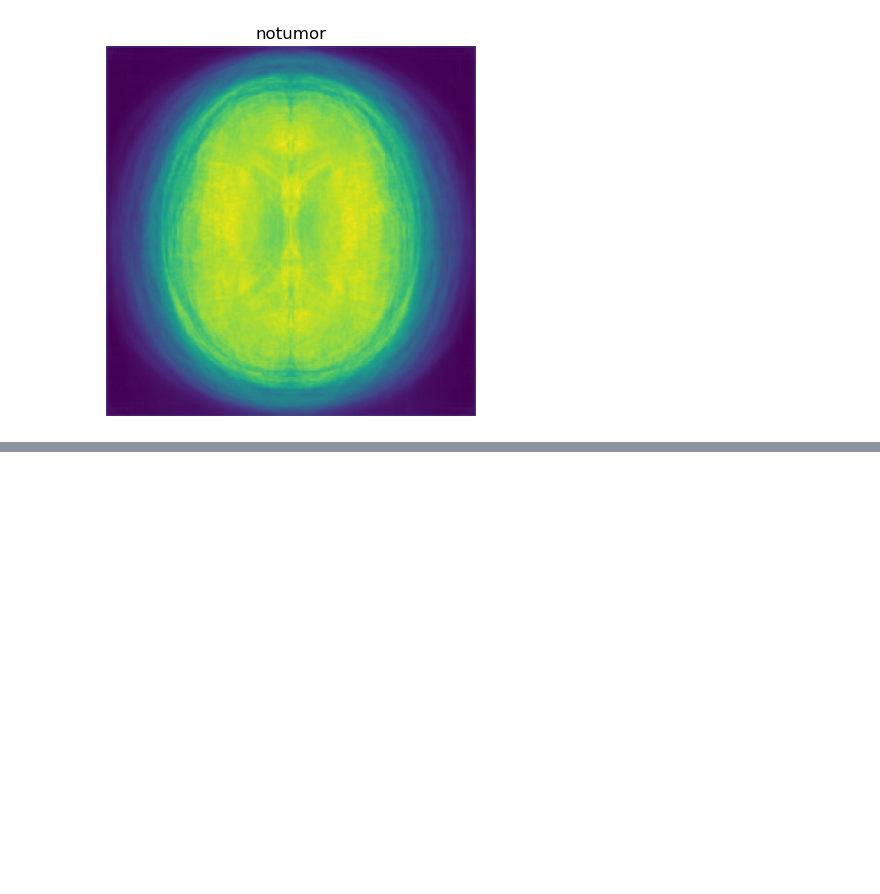
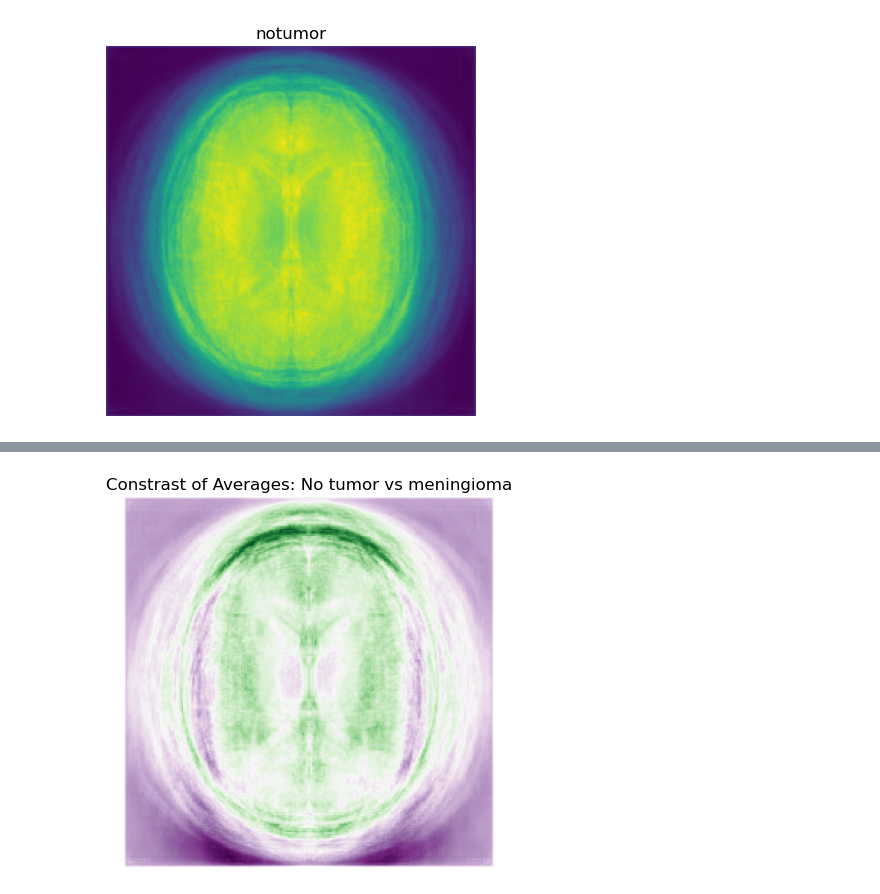
Before and after one commit to DerikVo/Brain_tumor_classification, a Jupyter notebook: Notebooks/01_EDA.ipynb, the cells around one changed output, grey strips where cells are left out. Cells and saved outputs as stored; diff of their text form; code cells hidden in the pictures; blank space fills up the shorter version.

```diff
--- a/Notebooks/01_EDA.ipynb
+++ b/Notebooks/01_EDA.ipynb
@@ -45,7 +63,7 @@ plt.imshow(pituitary_tumor);
 Found 1457 images belonging to 1 classes.
 [figure]
 # %%
-meningioma_tumor = eda.avg_images(dataset, f'meningioma')
+meningioma_tumor = eda.avg_images(train_dataset, f'meningioma')
 plt.title(f'meningioma')
 plt.axis('off')
 plt.imshow(meningioma_tumor);
@@ -70,0 +110,6 @@ Found 1595 images belonging to 1 classes.
+# %%
+plt.title(f"Constrast of Averages: No tumor vs meningioma")
+plt.imshow(contrast_meningioma, cmap='PRGn')
+plt.axis('off');
+# %% [output]
+[figure, added]
```
Also changed, not shown: parts of 15 cells of this notebook.
